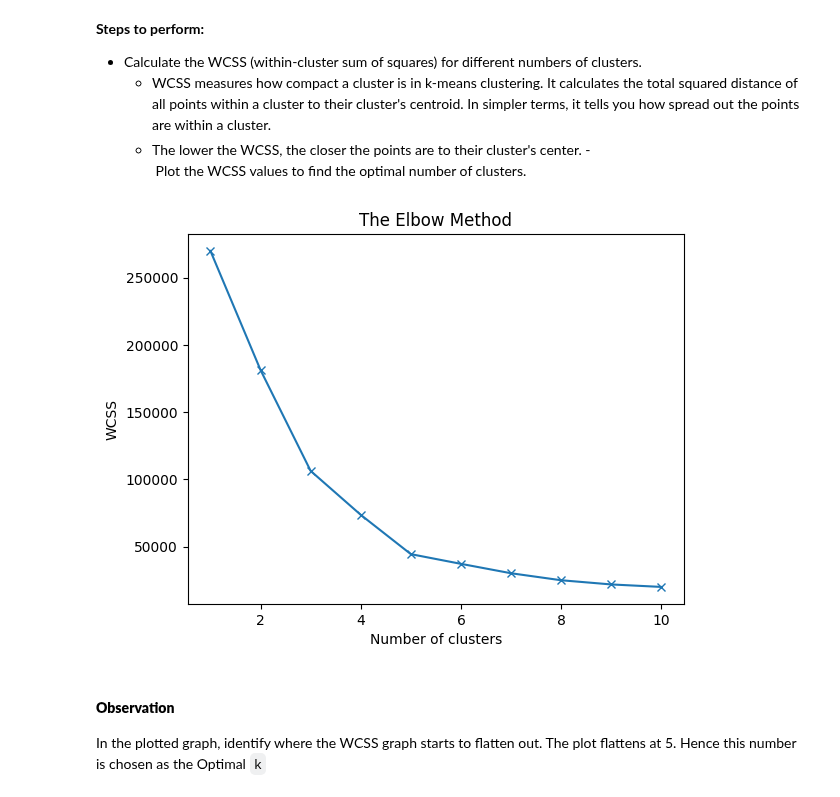
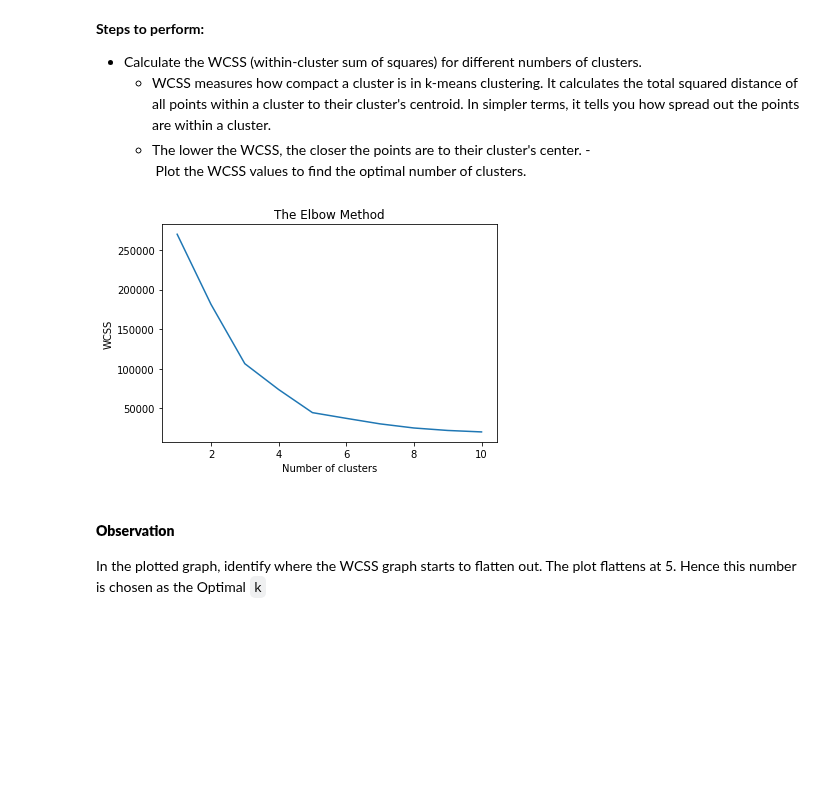
Before and after one commit to shubha95/python, a Jupyter notebook: Machine Learning/Instructor_Slides_and_Notebooks/Lesson_06_Unsupervised_Learning_Algorithms/6.1_Unsupervised_Learning_Algorithms.ipynb, the cells around one changed output. Drawn from its saved outputs; the diff is of its cells as text; code cells hidden in the pictures; blank space fills up the shorter version.

```diff
--- a/Machine Learning/Instructor_Slides_and_Notebooks/Lesson_06_Unsupervised_Learning_Algorithms/6.1_Unsupervised_Learning_Algorithms.ipynb
+++ b/Machine Learning/Instructor_Slides_and_Notebooks/Lesson_06_Unsupervised_Learning_Algorithms/6.1_Unsupervised_Learning_Algorithms.ipynb
@@ -126,7 +126,7 @@ import pandas as pd
 import numpy as np
 import matplotlib.pyplot as plt
 # %%
-df = pd.read_csv('/content/Mall_customers.csv')
+df = pd.read_csv('Mall_customers.csv')
 # %%
 df.head()
 # %% [output]
@@ -145,9 +145,3 @@ __Observation:__
 X = df[['Annual Income (k$)', 'Spending Score (1-100)']].values
 # %%
 from sklearn.cluster import KMeans
-# %%
-model = KMeans(n_clusters = 3,
-               n_init=10,
-               init = 'k-means++',
-               random_state = 42)
-y_kmeans = model.fit_predict(X)
@@ -184,16 +160,16 @@ np.float64(0.46761358158775435)
 # %%
 wcss = []
 for i in range(1, 11):
     model = KMeans(n_clusters = i, n_init=10, init = 'k-means++', random_state = 42)
     model.fit(X)
     wcss.append(model.inertia_)
-plt.plot(range(1, 11), wcss, marker = 'x')
+plt.plot(range(1, 11), wcss)
 plt.title('The Elbow Method')
 plt.xlabel('Number of clusters')
 plt.ylabel('WCSS')
 plt.show()
 # %% [output]
-[figure, old version]
+[figure, new version]
 # %% [markdown]
 #### __Observation__
 In the plotted graph, identify where the WCSS graph starts to flatten out. The plot flattens at 5. Hence this number is chosen as the Optimal `k`
```
Also changed, not shown: parts of 19 cells of this notebook, 11 other files.
